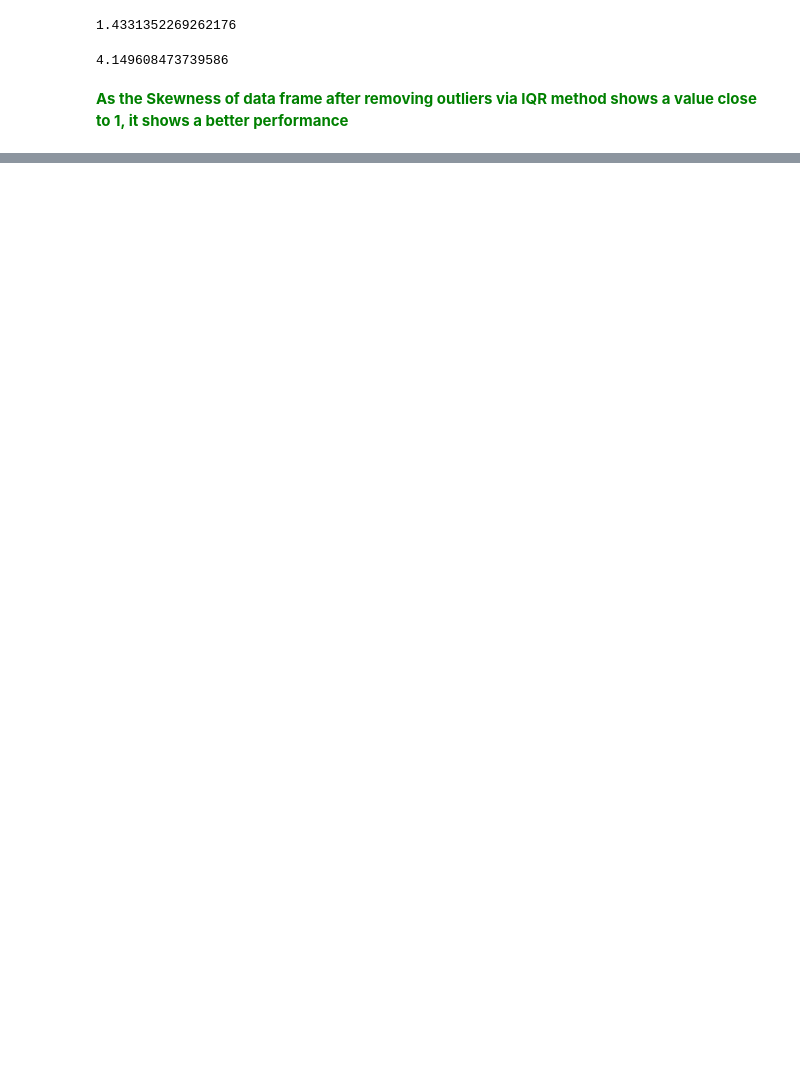
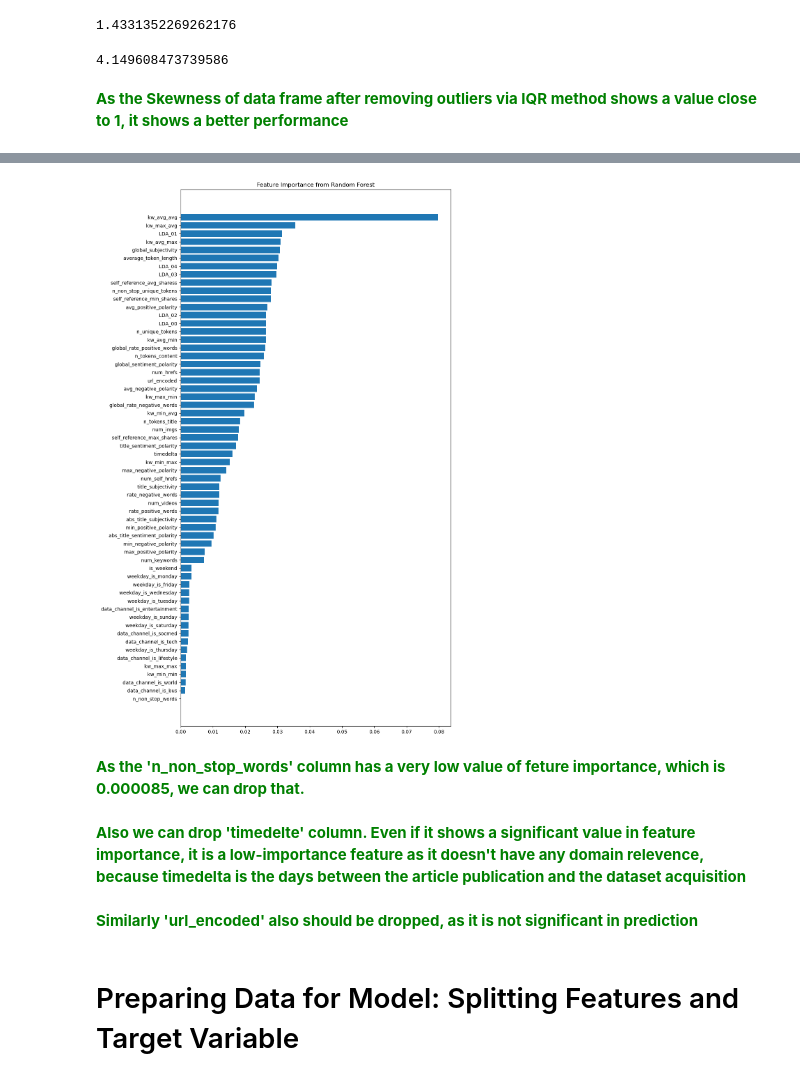
Before and after one commit to JONCYMARIAMJOHN/Online_news_popularity_prediction, a Jupyter notebook: Online_news_popularity.ipynb, the cells around one changed output, grey strips where cells are left out. Saved outputs shown, nothing was run; the diff lists cells and outputs as text; code cells hidden in the pictures; blank space fills up the shorter version.

```diff
--- a/Online_news_popularity.ipynb
+++ b/Online_news_popularity.ipynb
@@ -371,0 +433,14 @@ x_test.shape, y_test.shape
+# %%
+# Fitting Random Forest Regression to the dataset
+regressor = RandomForestRegressor(n_estimators=10, random_state=0, oob_score=True)
+
+# Fit the regressor with x and y data
+regressor.fit(x, y)
+
+importances = models["Random Forest Regressor"].feature_importances_
+feature_names = x.columns
+
+feature_importances = pd.DataFrame({'Feature' : feature_names, 'Importance': importances})
+feature_importances = feature_importances.sort_values(by='Importance', ascending=False )
+
+print("Feature Importances:\n", feature_importances)
@@ -371,0 +465,15 @@ x_test.shape, y_test.shape
+# %%
+# Plot feature importance
+plt.figure(figsize=(10, 20))
+plt.barh(feature_importances['Feature'], feature_importances['Importance'])
+plt.title('Feature Importance from Random Forest')
+plt.gca().invert_yaxis()
+plt.show()
+# %% [output]
+[figure, added]
+# %% [markdown]
+<font color="green">**As the 'n_non_stop_words' column has a very low value of feture importance, which is 0.000085, we can drop that.**</font>
+# %% [markdown]
+<font color="green">**Also we can drop 'timedelte' column. Even if it shows a significant value in feature importance, it is a low-importance feature as it doesn't have any domain relevence, because timedelta is the days between the article publication and the dataset acquisition**</font>
+# %% [markdown]
+<font color="green">**Similarly 'url_encoded' also should be dropped, as it is not significant in prediction**</font>
@@ -371,0 +482,2 @@ x_test.shape, y_test.shape
+# %% [markdown]
+# Preparing Data for Model: Splitting Features and Target Variable
```
Also changed, not shown: parts of 60 cells of this notebook.
